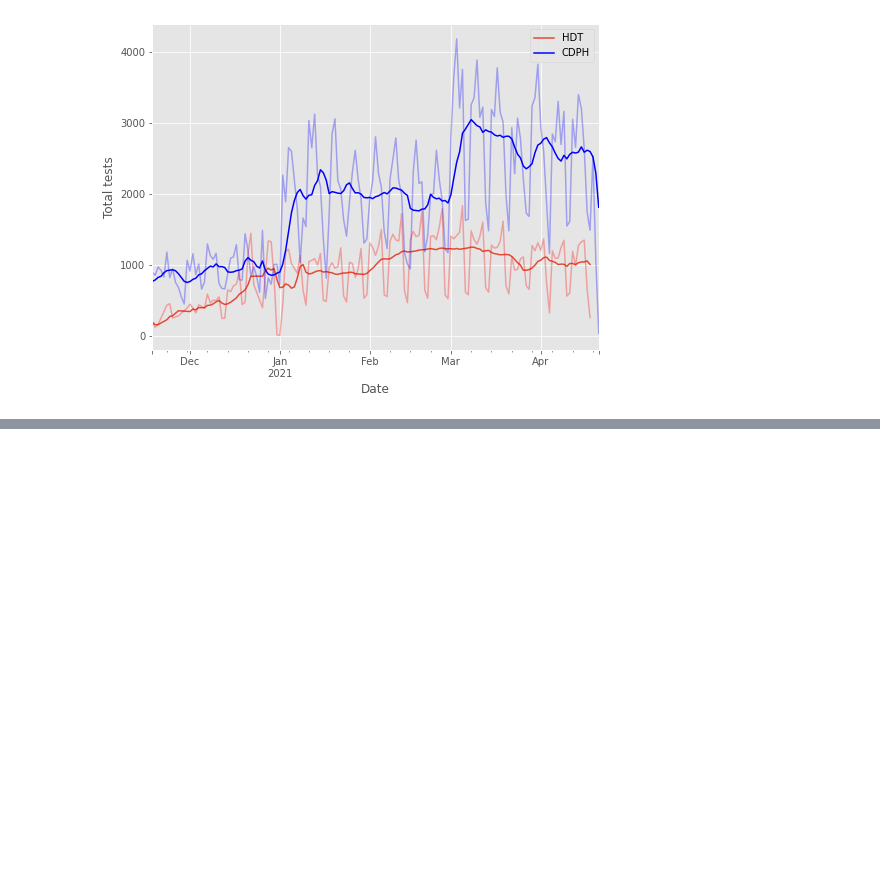
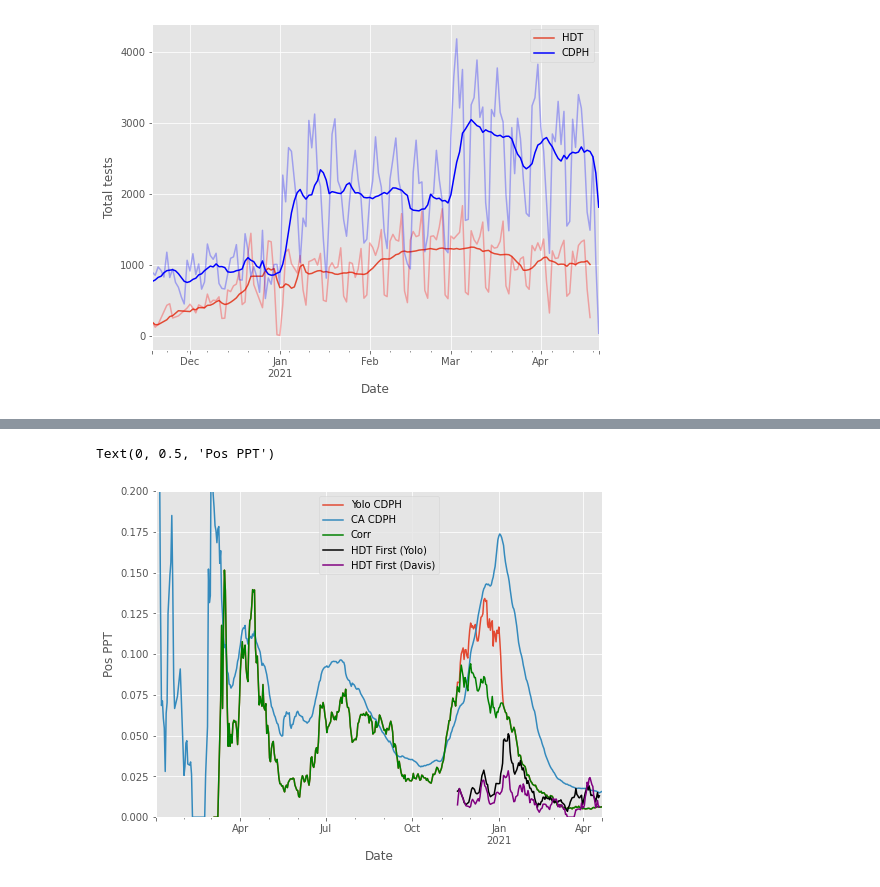
Before and after one commit to jsharpna/CovidCountyComparison, a Jupyter notebook: notebooks/test_data_vis.ipynb, the cells around one changed output, grey strips where cells are left out. Drawn from its saved outputs; the diff is of its cells as text; code cells hidden in the pictures; blank space fills up the shorter version.

```diff
--- a/notebooks/test_data_vis.ipynb
+++ b/notebooks/test_data_vis.ipynb
@@ -252,0 +191,19 @@ Text(0, 0.5, 'Pos PPT')
+# %%
+hdt_first_daily = proc_daily_df(hdt_first_daily)
+# %%
+hdt_first_davis_daily = proc_daily_df(hdt_first_davis_daily)
+# %%
+hdt_first_daily = hdt_first_daily.reset_index()
+# %%
+hdt_first_davis_daily = hdt_first_davis_daily.reset_index()
+# %%
+ax = yolo_daily.plot('Date','pos_rate_7dav', label='Yolo CDPH')
+ca_daily.plot('Date','pos_rate_7dav', ax=ax, label='CA CDPH')
+yolo_corr.plot('Date','pos_rate_7dav', ax=ax, label='Corr', color='g')
+hdt_first_daily.plot('Date','pos_rate_7dav', ax=ax, label='HDT First (Yolo)', color='k')
+hdt_first_davis_daily.plot('Date','pos_rate_7dav', ax=ax, label='HDT First (Davis)', color='purple')
+plt.ylim([0,.2])
+plt.ylabel('Pos PPT')
+# %% [output]
+Text(0, 0.5, 'Pos PPT')
+[figure, added]
```
Also changed, not shown: parts of 37 cells of this notebook.
